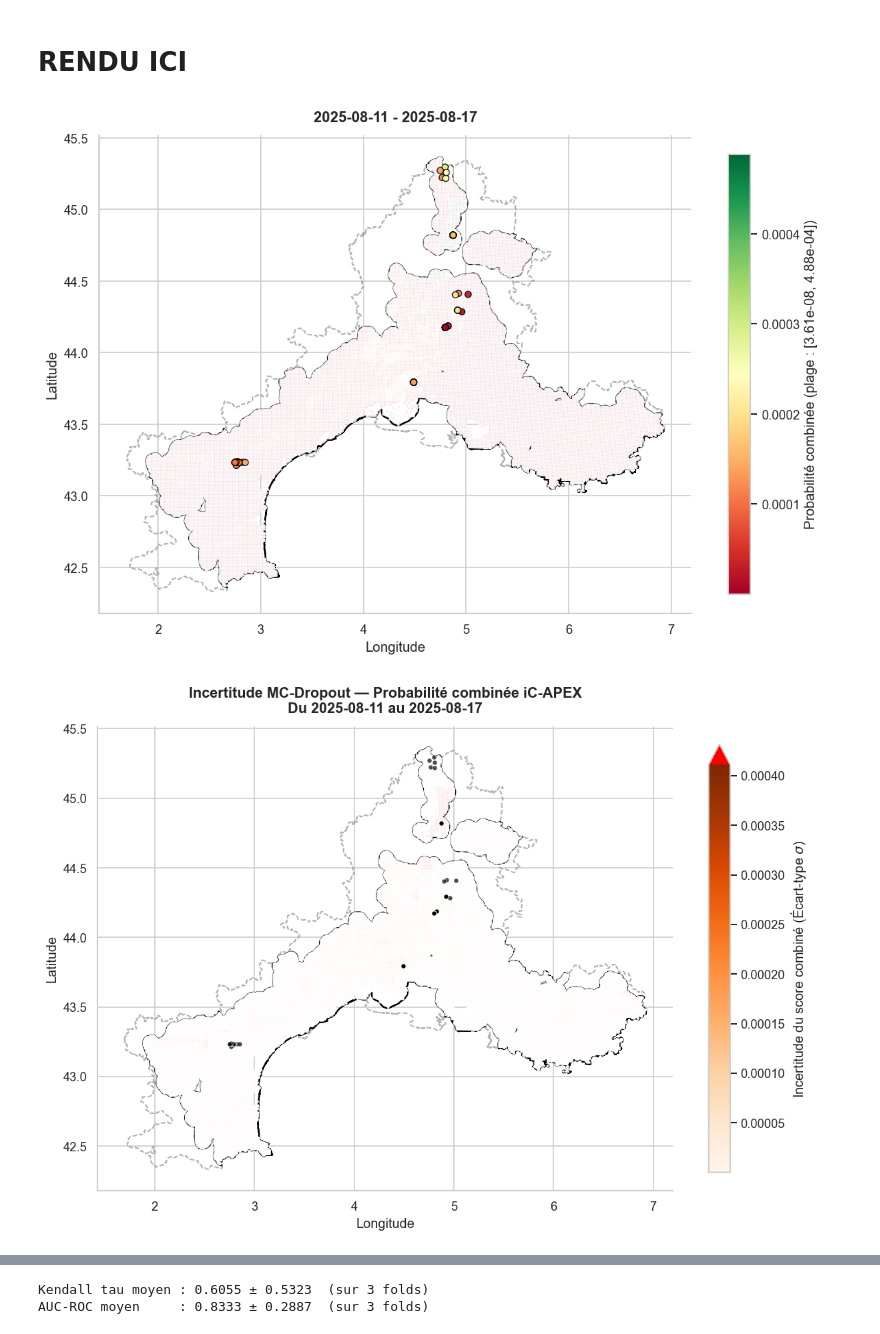
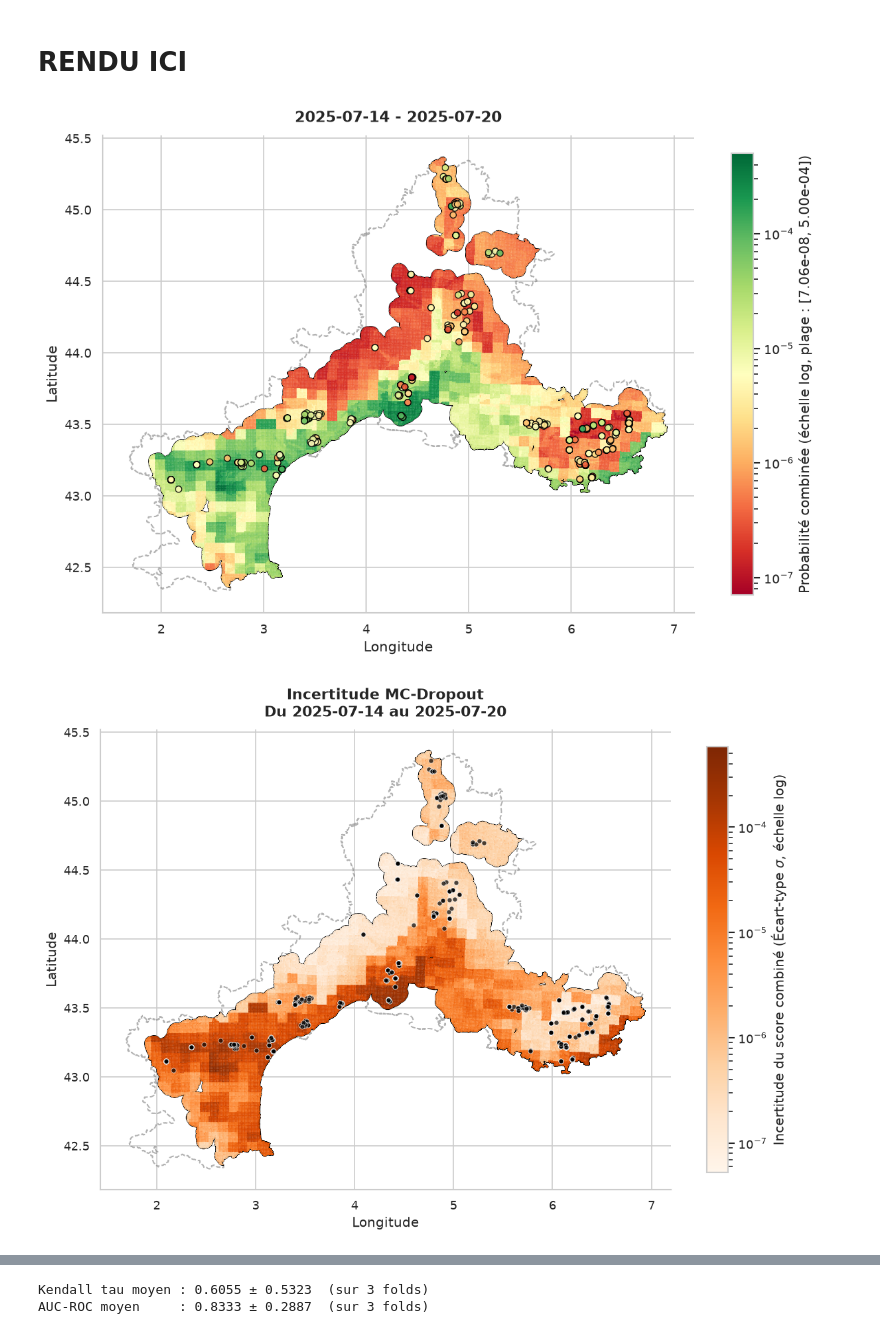
Before and after one commit to tjuillac-cmd/deep-ApexVigne, a Jupyter notebook: model_apex8.ipynb, the cells around one changed output, grey strips where cells are left out. Saved outputs shown, nothing was run; the diff lists cells and outputs as text; code cells hidden in the pictures.

Commit message:
Modifications de l'affichage des cartes

```diff
--- a/model_apex8.ipynb
+++ b/model_apex8.ipynb
@@ -89,2 +89,3 @@ print(f"{df.shape[0]:,} observations × {df.shape[1]} columns")
 # %%
 MODEL_TAG = "classique"
+date_debut_str = "2025-07-14"
@@ -93,3 +92 @@ MODEL_TAG = "classique"
-# %%
-date_debut_str = "2025-08-11"
 # %% [markdown]
@@ -255,7 +237,7 @@ for f in raster_files:
 # %%
 # Chargement unique du CSV SAFRAN
 year = pd.to_datetime(date_debut_str).year
-df_safran = pd.read_csv(f"data/cov/cov_SICLIMA_{year}.csv", engine='python')
+df_safran = pd.read_csv(f"data/cov/cov_siclima_{year}.csv", engine='python')
 df_safran = df_safran.set_index("cell")  # indexation par cell pour accès rapide
 
 # Définition des covariables SAFRAN à utiliser selon le modèle choisi
@@ -1130,11 +1112,13 @@ df_carto_grid = pd.DataFrame(
 # ==============================================================================
 # 1. Alignement strict du CRS et de la grille
 # ==============================================================================
+from matplotlib.colors import LogNorm
+
 # Reprojection explicite de TOUS les objets en EPSG:4326
 grid_pred = grid_proj.to_crs("EPSG:4326").copy()
 
 # Assignation explicite par les valeurs NumPy pour éviter tout décalage d'index
-grid_pred["score_vigueur"] = (
+grid_pred["proba"] = (
     score_combined_full.numpy()
     if hasattr(score_combined_full, "numpy")
     else score_combined_full
@@ -1149,20 +1133,23 @@ study_zone_wgs = study_zone.to_crs("EPSG:4326")
 study_zone_bg_wgs = study_zone_bg.to_crs("EPSG:4326")
 df_zone_wgs = df_zone.to_crs("EPSG:4326").copy()
 
-# Calcul dynamique des bornes (pour révéler les nuances malgré les valeurs très faibles)
-valid_scores = grid_pred["score_vigueur"].dropna()
-v_min_score = valid_scores.min()
-v_max_score = valid_scores.quantile(0.99)  # évite d'écraser par les outliers
+# Bornes pour l'échelle logarithmique (LogNorm exige des valeurs strictement > 0)
+valid_scores = grid_pred["proba"].dropna()
+valid_scores_pos = valid_scores[valid_scores > 0]
+v_min_score = valid_scores_pos.min()
+v_max_score = valid_scores_pos.max()
 
 valid_stds = grid_pred["std_incertitude"].dropna()
-v_max_std = valid_stds.quantile(0.99)
+valid_stds_pos = valid_stds[valid_stds > 0]
+v_min_std = valid_stds_pos.min()
+v_max_std = valid_stds_pos.max()
 
 cmap_incertitude = plt.colormaps["Oranges"].copy()
 cmap_incertitude.set_over("red")
 
 
 # ==============================================================================
-# 🖼️ FIGURE 1 : Carte de la Probabilité Combinée (Score de Vigueur)
+# 🖼️ FIGURE 1 : Carte de la Probabilité Combinée
 # ==============================================================================
 fig1, ax1 = plt.subplots(figsize=(10, 8), dpi=120)
 
@@ -1177,17 +1164,18 @@ study_zone_bg_wgs.plot(
 )
 study_zone_wgs.plot(ax=ax1, facecolor="none", edgecolor="black", linewidth=1.5)
 
-# Grille de prédiction
-grid_pred.dropna(subset=["score_vigueur"]).plot(
+# Grille de prédiction (échelle logarithmique)
+grid_pred.dropna(subset=["proba"]).plot(
     ax=ax1,
-    column="score_vigueur",
+    column="proba",
     cmap="RdYlGn",
     legend=True,
     alpha=0.85,
-    vmin=v_min_score,
-    vmax=v_max_score,  # Ajusté à la plage réelle des données
+    norm=LogNorm(vmin=v_min_score, vmax=v_max_score),
+    edgecolor="none",       # supprime le contour de chaque maille
+    antialiased=False,      # évite le liseré blanc à l'anti-aliasing
     legend_kwds={
-        "label": f"Probabilité combinée (plage : [{v_min_score:.2e}, {v_max_score:.2e}])",
+        "label": f"Probabilité combinée (échelle log, plage : [{v_min_score:.2e}, {v_max_score:.2e}])",
         "shrink": 0.7,
     },
 )
@@ -1236,44 +1224,45 @@ study_zone_bg_wgs.plot(
 )
 study_zone_wgs.plot(ax=ax2, facecolor="none", edgecolor="black", linewidth=1.5)
 
-# Grille de prédiction (Incertitude)
+# Grille de prédiction (Incertitude, échelle logarithmique)
 grid_pred.dropna(subset=["std_incertitude"]).plot(
     ax=ax2,
     column="std_incertitude",
     cmap=cmap_incertitude,
     legend=True,
     alpha=0.85,
-    vmax=v_max_std,
+    norm=LogNorm(vmin=v_min_std, vmax=v_max_std),
+    edgecolor="none",       # supprime le contour de chaque maille
+    antialiased=False,      # évite le liseré blanc à l'anti-aliasing
     legend_kwds={
-        "label": "Incertitude du score combiné (Écart-type $\\sigma$)",
+        "label": "Incertitude du score combiné (Écart-type $\\sigma$, échelle log)",
         "shrink": 0.7,
-        "extend": "max",
     },
 )
 
 df_zone_wgs.plot(
     ax=ax2,
     color="black",
     markersize=18,
     edgecolor="white",
     linewidth=0.5,
     alpha=0.7,
     legend=False,
 )
 
 ax2.set_title(
-    f"Incertitude MC-Dropout — Probabilité combinée iC-APEX\nDu {date_debut_str} au {date_fin_str}",
+    f"Incertitude MC-Dropout\nDu {date_debut_str} au {date_fin_str}",
     fontsize=13,
     fontweight="bold",
     pad=12,
 )
 ax2.set_xlabel("Longitude")
 ax2.set_ylabel("Latitude")
 ax2.spines["top"].set_visible(False)
 ax2.spines["right"].set_visible(False)
 
 plt.tight_layout()
 plt.show()
 # %% [output]
-[figure, old version]
+[figure, new version]
-[figure, old version]
+[figure, new version]
```
Also changed, not shown: parts of 28 cells of this notebook.
